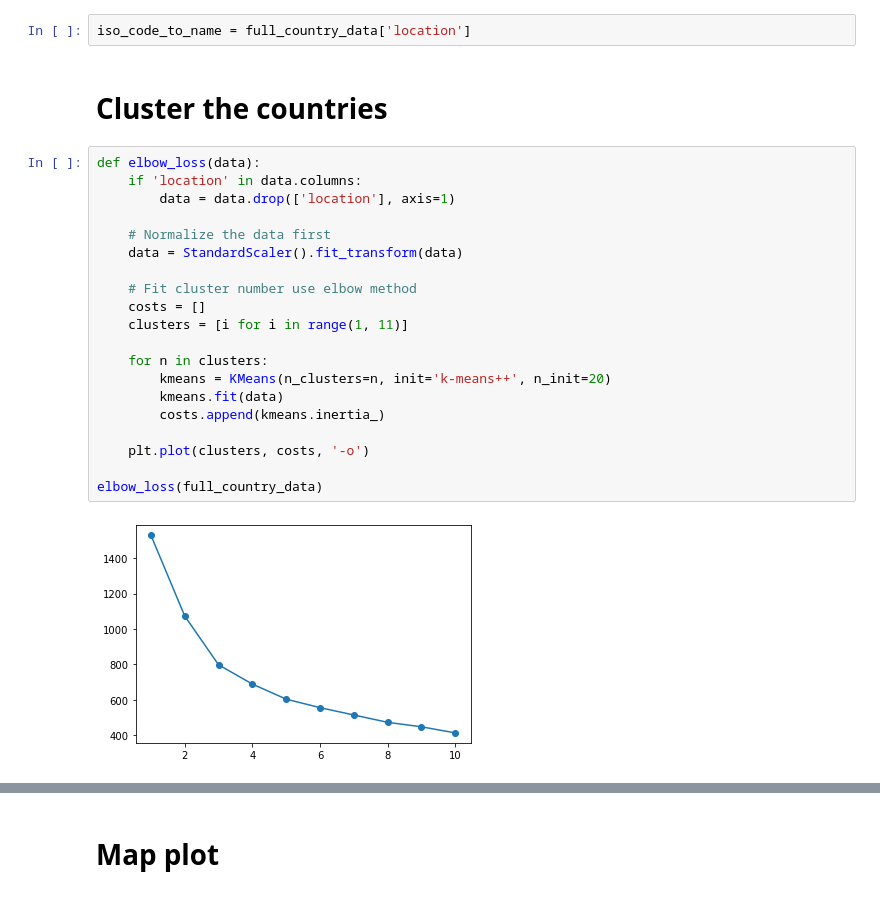
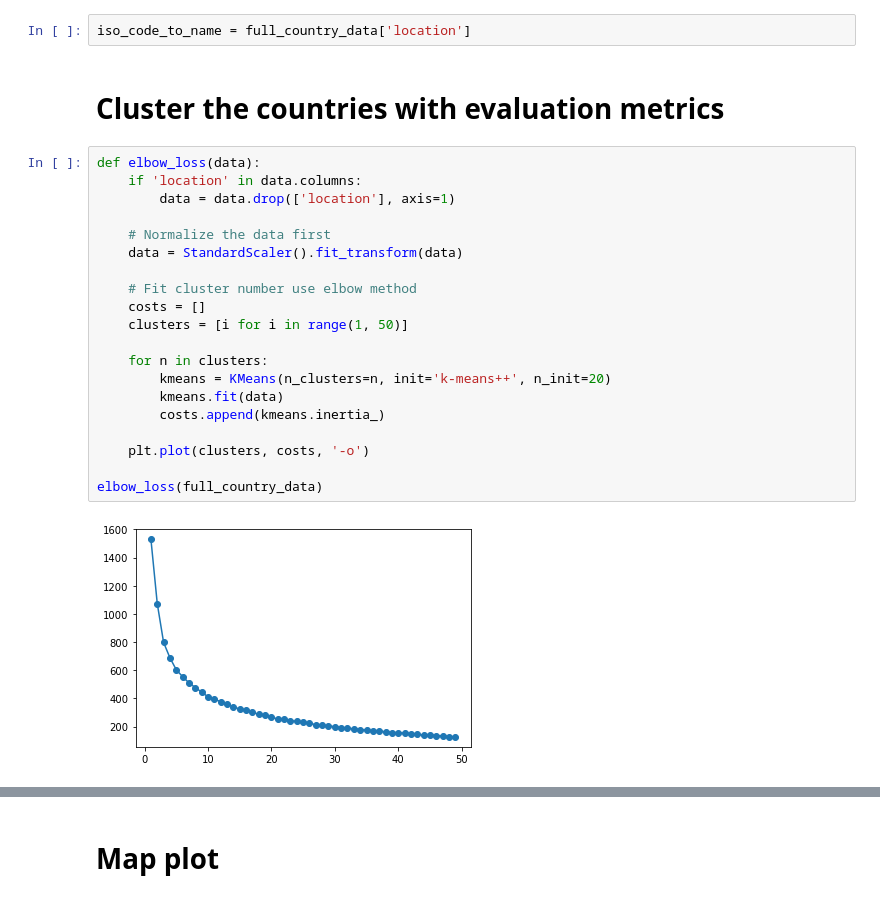
Before and after one commit to Jayanth24/COVID19CountryDiseasePredictor, a Jupyter notebook: covid_clustering.ipynb, the cells around one changed output, grey strips where cells are left out. Saved outputs shown, nothing was run; the diff lists cells and outputs as text.

```diff
--- a/covid_clustering.ipynb
+++ b/covid_clustering.ipynb
@@ -240,27 +243,27 @@ full_country_data
 # %%
 iso_code_to_name = full_country_data['location']
 # %% [markdown]
-# Cluster the countries
+# Cluster the countries with evaluation metrics
 # %%
 def elbow_loss(data):
     if 'location' in data.columns:
         data = data.drop(['location'], axis=1)
 
     # Normalize the data first
     data = StandardScaler().fit_transform(data)
 
     # Fit cluster number use elbow method
     costs = []
-    clusters = [i for i in range(1, 11)]
+    clusters = [i for i in range(1, 50)]
 
     for n in clusters:
         kmeans = KMeans(n_clusters=n, init='k-means++', n_init=20)
         kmeans.fit(data)
         costs.append(kmeans.inertia_)
 
     plt.plot(clusters, costs, '-o')
 
 elbow_loss(full_country_data)
 # %% [output]
-[figure, old version]
+[figure, new version]
 # %%
```
Also changed, not shown: parts of 4 cells of this notebook, 1 other file.
